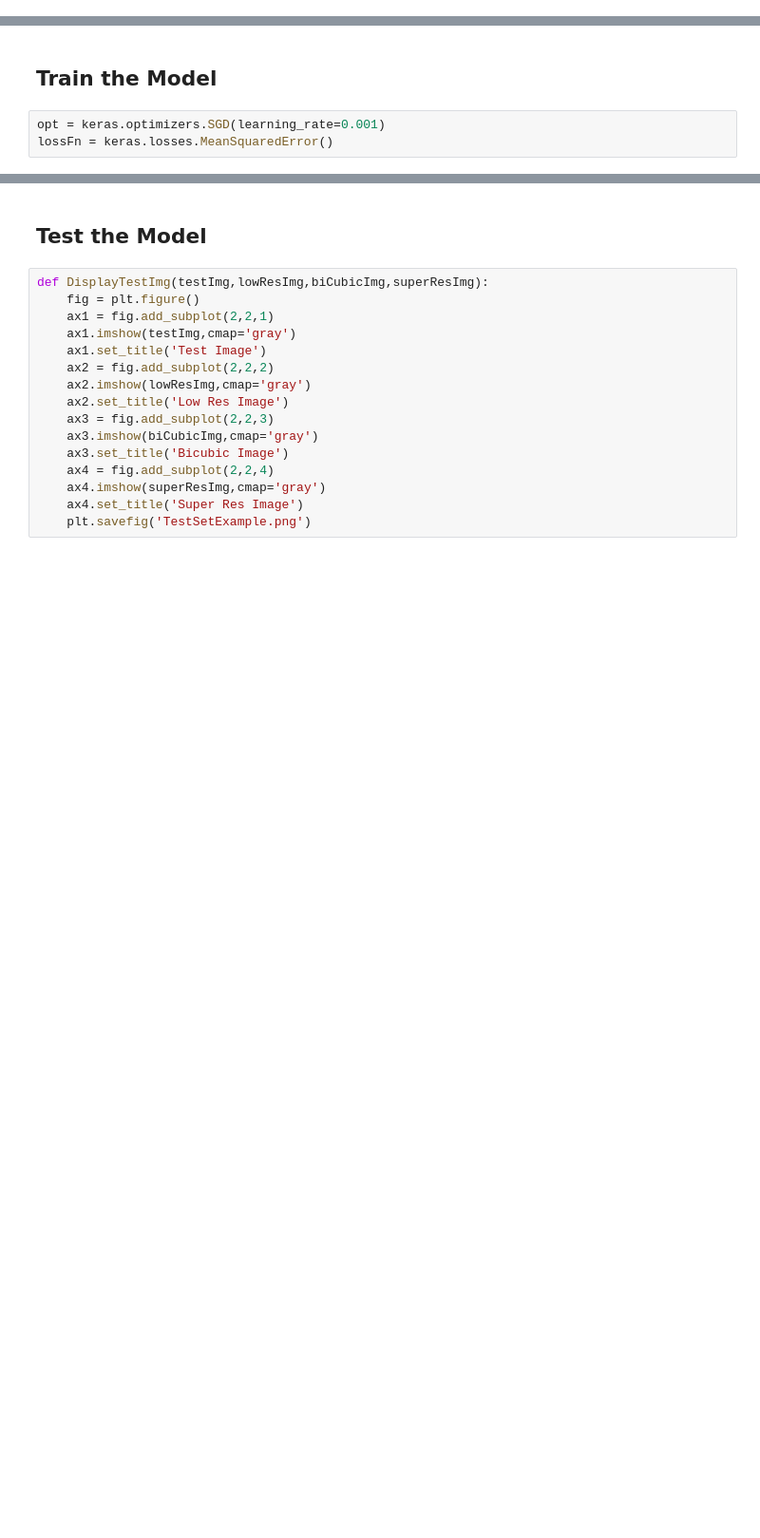
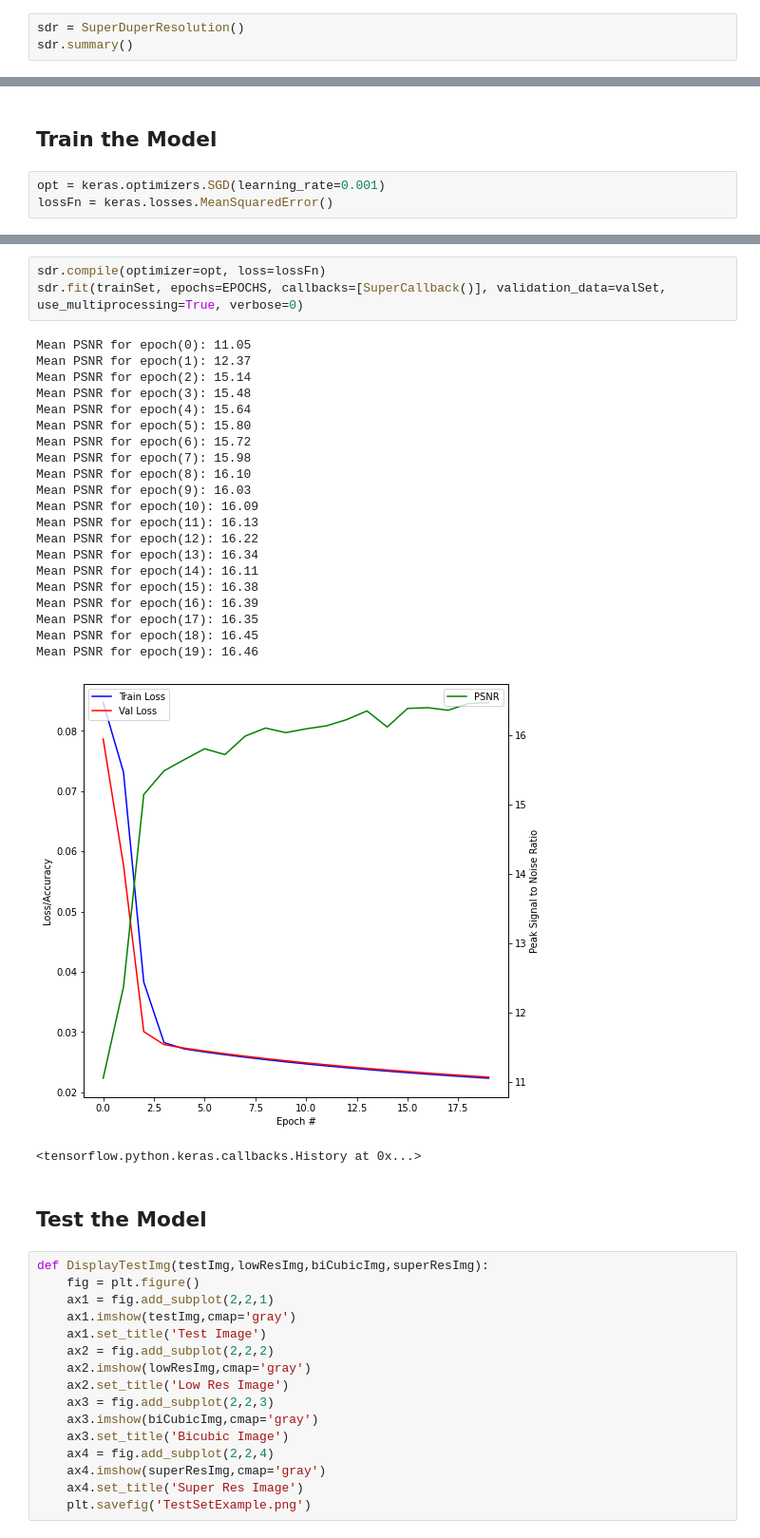
Before and after one commit to richardhemphill/ECE5268_MiniProject, a Jupyter notebook: ICP/Hemphill_IPC.ipynb, the cells around one changed output, grey strips where cells are left out. Shown at 95% size. Saved outputs shown, nothing was run; the diff lists cells and outputs as text; blank space fills up the shorter version.

```diff
--- a/ICP/Hemphill_IPC.ipynb
+++ b/ICP/Hemphill_IPC.ipynb
@@ -222,3 +241,6 @@ def SuperResolution(upscaleFactor=UPSCALE_FACTOR, channels=CHANNELS):
     outputs = tf.nn.depth_to_space(x, upscaleFactor)
 
     return keras.Model(inputs, outputs)
+# %%
+sdr = SuperDuperResolution()
+sdr.summary()
@@ -274,4 +316,30 @@ Mean PSNR for epoch(999): 21.87
 <tensorflow.python.keras.callbacks.History at 0x...>
+# %%
+sdr.compile(optimizer=opt, loss=lossFn)
+sdr.fit(trainSet, epochs=EPOCHS, callbacks=[SuperCallback()], validation_data=valSet, use_multiprocessing=True, verbose=0)
+# %% [output]
+Mean PSNR for epoch(0): 11.05
+Mean PSNR for epoch(1): 12.37
+Mean PSNR for epoch(2): 15.14
+Mean PSNR for epoch(3): 15.48
+Mean PSNR for epoch(4): 15.64
+Mean PSNR for epoch(5): 15.80
+Mean PSNR for epoch(6): 15.72
+Mean PSNR for epoch(7): 15.98
+Mean PSNR for epoch(8): 16.10
+Mean PSNR for epoch(9): 16.03
+Mean PSNR for epoch(10): 16.09
+Mean PSNR for epoch(11): 16.13
+Mean PSNR for epoch(12): 16.22
+Mean PSNR for epoch(13): 16.34
+Mean PSNR for epoch(14): 16.11
+Mean PSNR for epoch(15): 16.38
+Mean PSNR for epoch(16): 16.39
+Mean PSNR for epoch(17): 16.35
+Mean PSNR for epoch(18): 16.45
+Mean PSNR for epoch(19): 16.46
+[figure, added]
+<tensorflow.python.keras.callbacks.History at 0x...>
 # %% [markdown]
 ## Test the Model
 # %%
```
Also changed, not shown: parts of 15 cells of this notebook.
